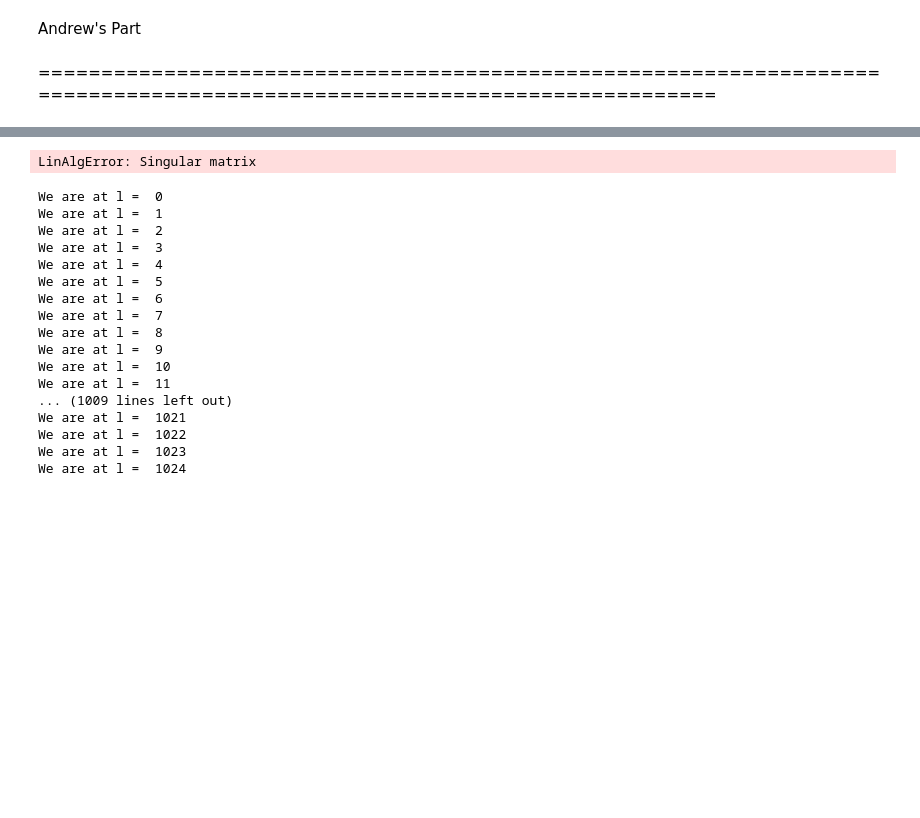
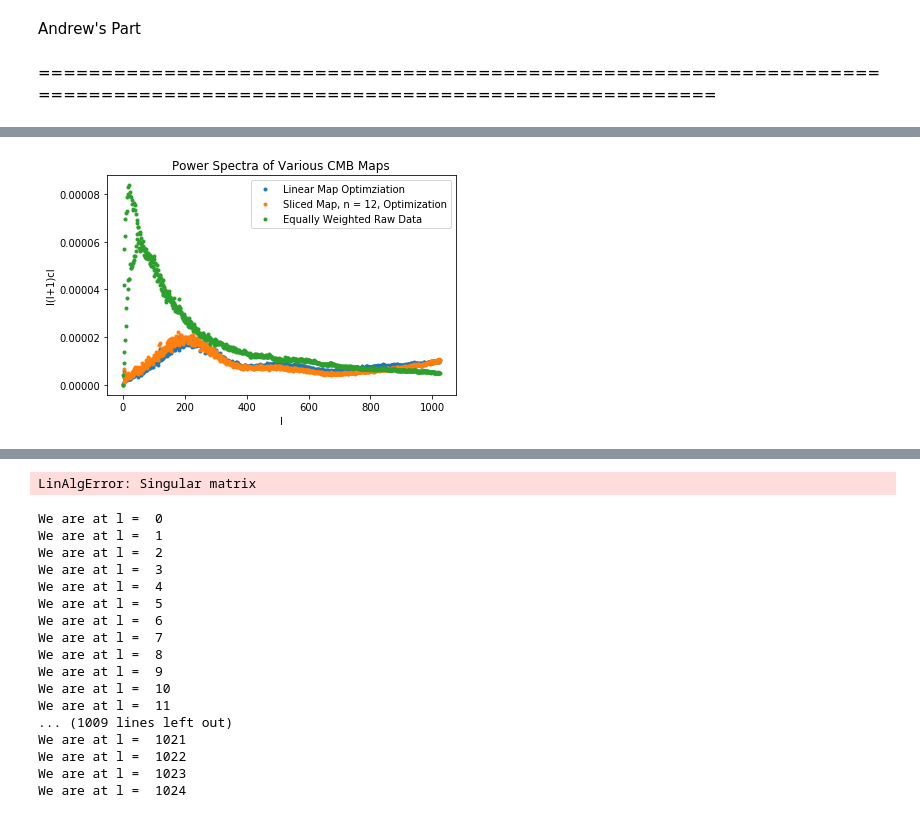
Before and after one commit to samgagnon/data-final, a Jupyter notebook: CMB_Map.ipynb, the cells around one changed output, grey strips where cells are left out. Cells and saved outputs as stored; diff of their text form; code cells hidden in the pictures; blank space fills up the shorter version.

```diff
--- a/CMB_Map.ipynb
+++ b/CMB_Map.ipynb
@@ -127,0 +144,31 @@ hp.mollview(opt_map, nest=False, norm='hist')
+# %%
+LMAX = 1024
+cl1 = hp.anafast(opt_map, lmax = LMAX)
+# %%
+#Equal Map
+equalMap = equalMap + abs(min(equalMap))
+equalMap = equalMap * 1/max(equalMap)
+# %%
+#USing hp.anafast to make the power spectrum
+LMAX = 1024
+cl2 = hp.anafast(slicedMap, lmax = LMAX)
+cl3 = hp.anafast(equalMap,lmax = LMAX)
+# %%
+#Creating the x axis
+ell1 = np.arange(len(cl1))
+ell2 = np.arange(len(cl2))
+ell3 = np.arange(len(cl3))
+# %%
+#Plotting all three power spectra
+plt.figure()
+plt.plot((ell1), ell1 * (ell1+1) * cl1,'.', label = 'Linear Map Optimziation')
+plt.plot((ell2), (ell2 * (ell2+1) *cl2),'.', label = 'Sliced Map, n = 12, Optimization')
+plt.plot(ell3, (ell3 * (ell3+1) *cl3),'.', label = 'Equally Weighted Raw Data')
+
+plt.xlabel('l'); plt.ylabel('l(l+1)cl');
+plt.legend()
+plt.title('Power Spectra of Various CMB Maps')
+plt.tight_layout()
+plt.savefig('PowerSpectrums.PNG')
+# %% [output]
+[figure, added]
```
Also changed, not shown: parts of 7 cells of this notebook.
